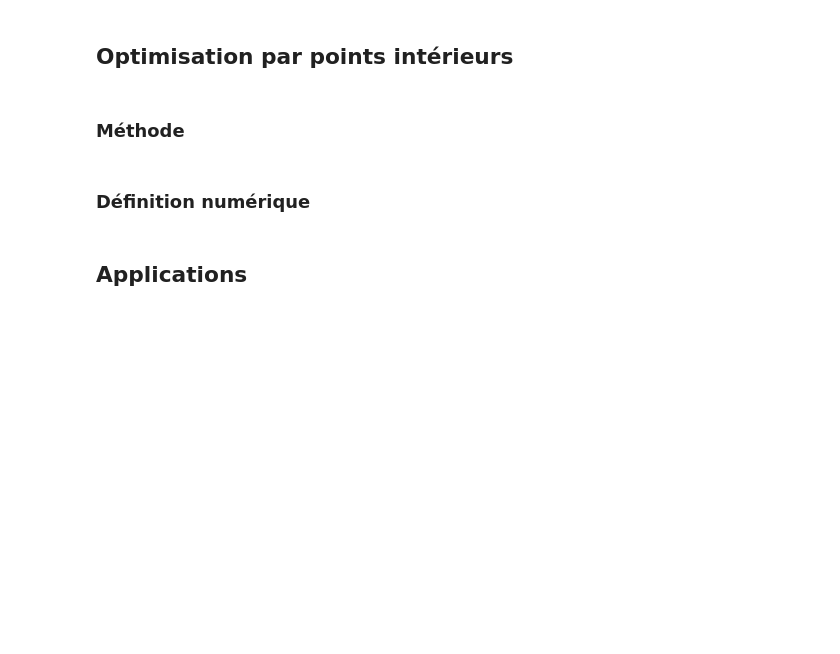
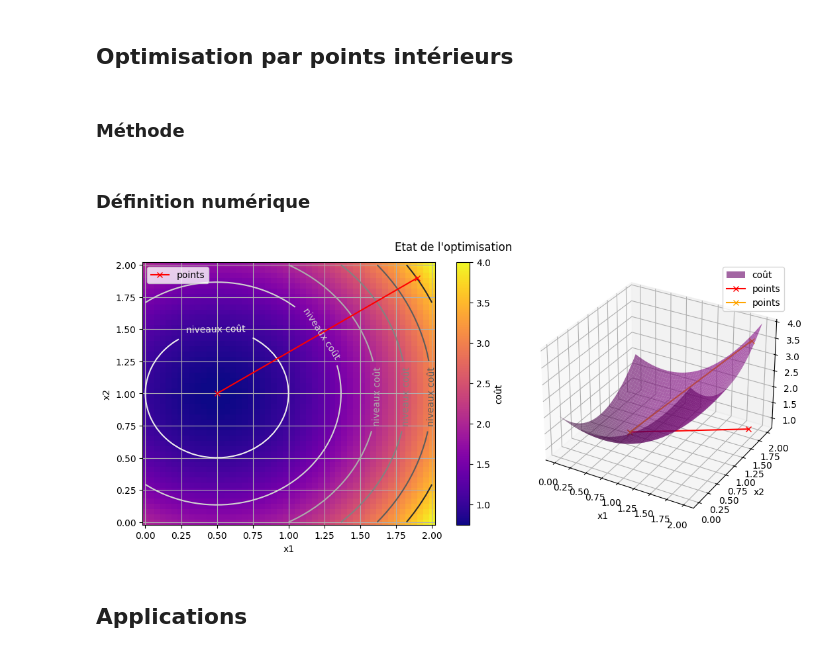
Before and after one commit to lattes314/Jupyter, a Jupyter notebook: optimManon.ipynb, the cells around one changed output. Cells and saved outputs as stored; diff of their text form; code cells hidden in the pictures; blank space fills up the shorter version.

Commit message:
Newton classique ajouté et testé.

```diff
--- a/optimManon.ipynb
+++ b/optimManon.ipynb
@@ -173,5 +174,40 @@ comparaison3DPlot(f,[X,Y],h)
 ### Méthode
 # %% [markdown]
 ### Définition numérique
+# %%
+def newton(modified_gradient: Callable[[Vector], Vector],
+           modified_hess: Callable[[Vector], Matrix],
+           x0: Vector, tolerance: float, maxIter: int) -> (VectorArray, float, int):
+    """Methode de Newton prenant un gradient et une hessienne."""
+    # Initialisation
+    points = x0.copy()
+    x = x0
+    nbxIter = 0
+    previousGradient = modified_gradient(x)
+    error = np.linalg.norm(previousGradient)
+
+    # Boucle
+    while (error >= tolerance) and (nbxIter <= maxIter):
+        deltaX = np.linalg.solve(modified_hess(x), previousGradient)
+        x -= deltaX
+
+        points = np.concatenate((points, x.copy()), axis=1)
+        previousGradient = modified_gradient(x)
+        error = np.linalg.norm(previousGradient)
+        nbxIter += 1
+
+    return points, error, nbxIter
+# %%
+f_test2 = lambda points: (points[0,:]-1)**2+ (points[1,:]-1)**2 + points[0,:]
+gradient = lambda x: 2*np.array([[x[0,0]-0.5],[x[1,0]-1]])
+hess = lambda x: np.array([[2,0],[0,2]])
+
+Xdomain = np.linspace(0,2)
+X,Y = np.meshgrid(Xdomain,Xdomain)
+points, error, nbxIter = newton(gradient, hess, np.array([[1.9],[1.9]]), 1e-5, 20)
+
+comparaison3DPlot(f_test2,[X,Y],points=points)
+# %% [output]
+[figure, added]
 # %% [markdown]
 ## Applications
```
Also changed, not shown: parts of 3 cells of this notebook.
